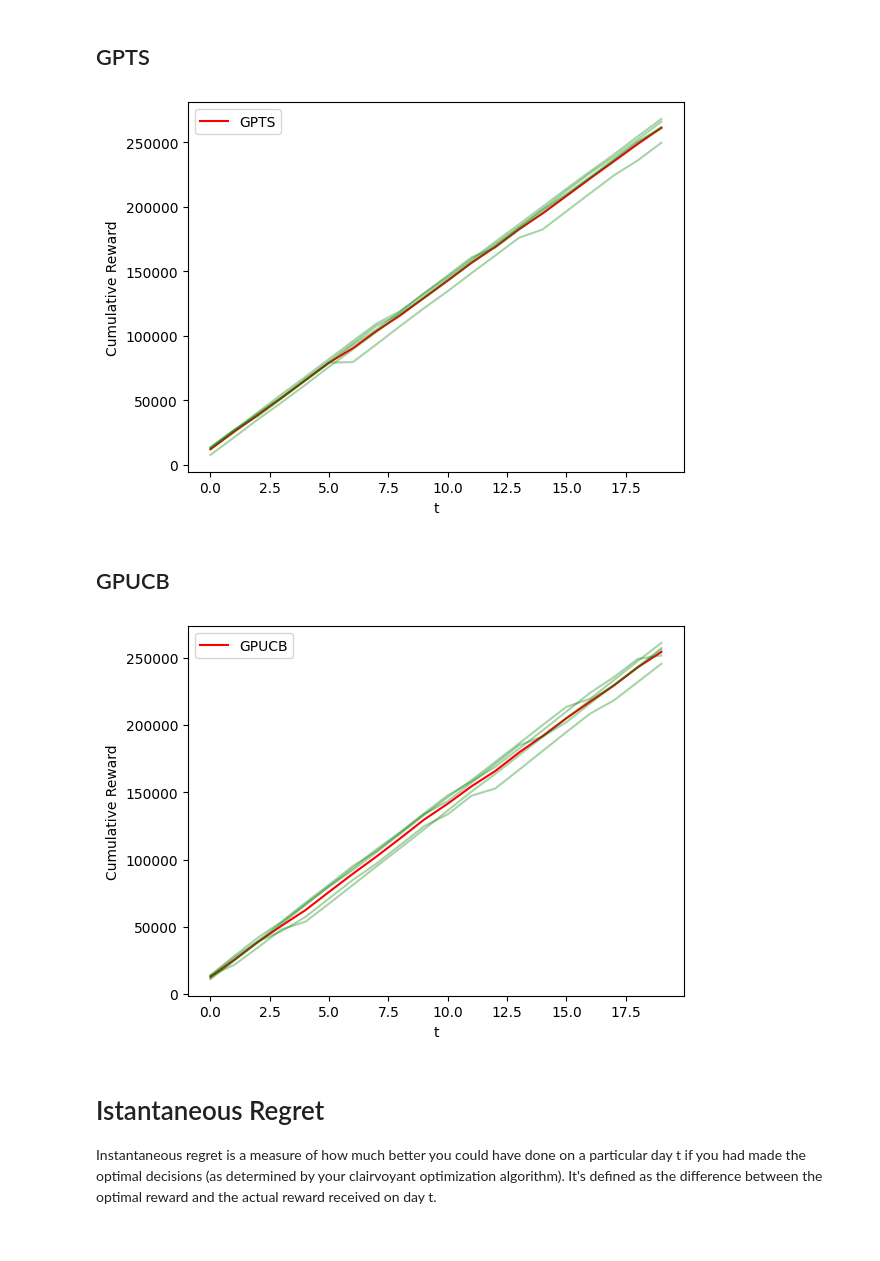
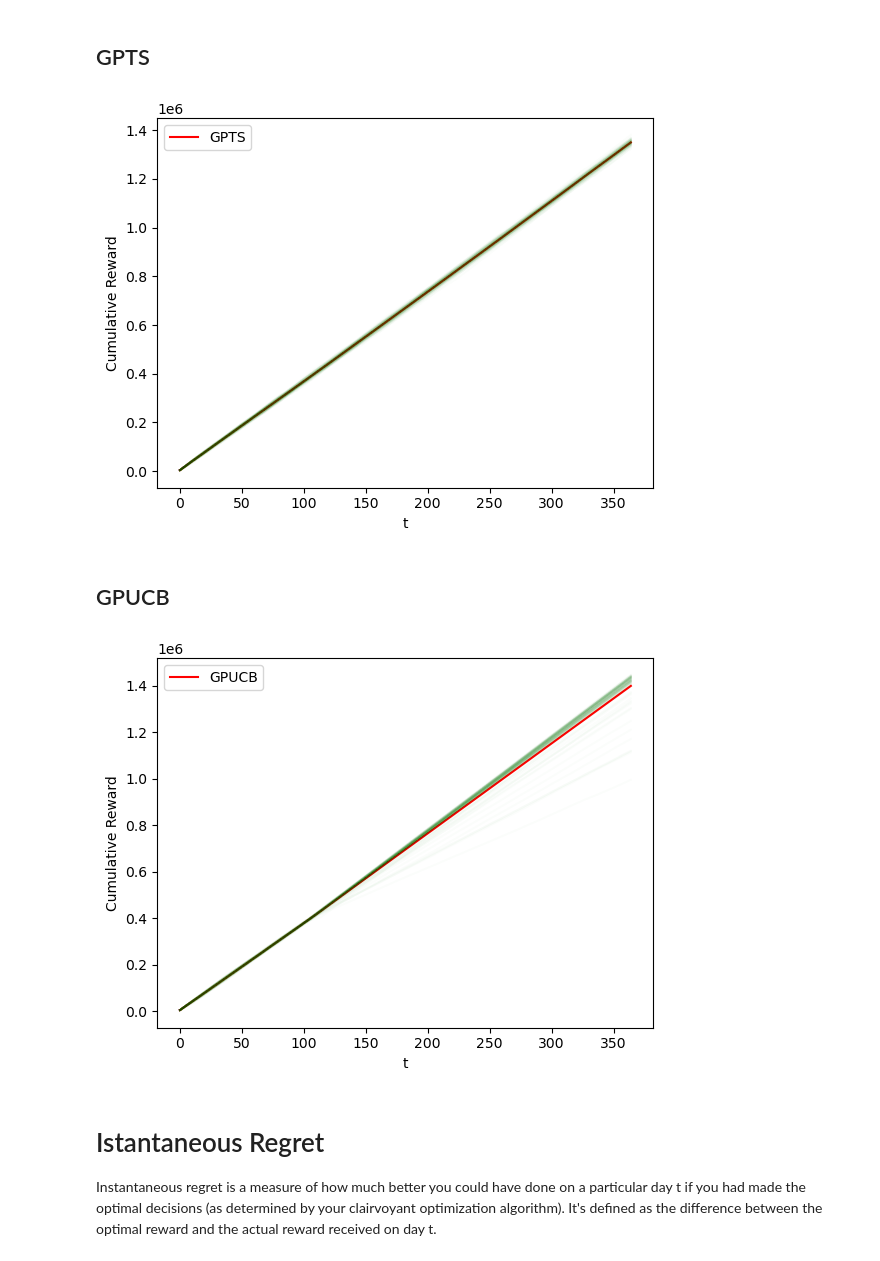
Before and after one commit to MatteoPancini/Online-Pricing-and-Advertising-Optimization-Project, a Jupyter notebook: Project-Pricing-Advertising-2022-2023/2_Learning_for_Advertising.ipynb, the cells around one changed output. Cells and saved outputs as stored; diff of their text form; code cells hidden in the pictures.

Commit message:
Step 2 plots updated

```diff
--- a/Project-Pricing-Advertising-2022-2023/2_Learning_for_Advertising.ipynb
+++ b/Project-Pricing-Advertising-2022-2023/2_Learning_for_Advertising.ipynb
@@ -27,8 +27,8 @@ user = UserClass(name='C1')
 #names = ['Young ', 'Old', 'Not Sporty', 'Sporty']
 
 price = 200
-T = 20
-n_experiments = 5
+T = 365
+n_experiments = 100
 
 gpts_rewards_per_experiment = []
 gpucb_rewards_per_experiment = []
@@ -38,7 +38,7 @@ optimum_bid = find_optimal_bid_for_class(user.user_index, calculate_price_index(
 # %% [markdown]
 # Experiment
 # %%
-for e in tqdm(range(0, 5)):
+for e in tqdm(range(n_experiments)):
     env = BiddingEnvironment(bids=bids, sigma = sigma, user_class=user, price=price, n_arms=n_arms)
     gpts_learner = GPTS_Learner(n_arms, arms=bids)
     gpucb_learner = GPUCB_Learner(n_arms, arms=bids)
@@ -67,7 +67,7 @@ plt.ylabel("Cumulative Regret")
 plt.xlabel("t")
 plt.plot(np.cumsum(np.mean(optimum_bid[1] - gpts_rewards_per_experiment, axis=0)), 'r', label='GPTS')
 for index, line in enumerate(gpts_rewards_per_experiment):
-        plt.plot(np.nancumsum(optimum_bid[1] - line, axis=0), "g", alpha=1 / np.power(len(gpts_rewards_per_experiment), 2/3))
+        plt.plot(np.nancumsum(optimum_bid[1] - line, axis=0), "g", alpha=0.3 / np.power(len(gpts_rewards_per_experiment), 2/3))
 plt.legend()
 plt.show()
 # %% [output]
@@ -80,7 +80,7 @@ plt.ylabel("Cumulative Regret")
 plt.xlabel("t")
 plt.plot(np.cumsum(np.mean(optimum_bid[1] - gpucb_rewards_per_experiment, axis=0)), 'r', label='GPUCB')
 for index, line in enumerate(gpucb_rewards_per_experiment):
-        plt.plot(np.nancumsum(optimum_bid[1] - line, axis=0), "g", alpha=1 / np.power(len(gpts_rewards_per_experiment), 2/3))
+        plt.plot(np.nancumsum(optimum_bid[1] - line, axis=0), "g", alpha=0.3 / np.power(len(gpts_rewards_per_experiment), 2/3))
 plt.legend()
 plt.show()
 # %% [output]
@@ -94,14 +94,14 @@ The cumulative reward at a given round (in our case day) t is the sum of the rew
 # %%
 plt.figure(0)
 plt.ylabel("Cumulative Reward")
 plt.xlabel("t")
 plt.plot(np.cumsum(np.mean(gpts_rewards_per_experiment, axis=0)), 'r', label='GPTS')
 for index, line in enumerate(gpts_rewards_per_experiment):
-        plt.plot(np.nancumsum(line, axis=0), "g", alpha=1 / np.power(len(gpts_rewards_per_experiment), 2/3))
+        plt.plot(np.nancumsum(line, axis=0), "g", alpha=0.3 / np.power(len(gpts_rewards_per_experiment), 2/3))
 plt.legend()
 plt.show()
 # %% [output]
-[figure, old version]
+[figure, new version]
 # %% [markdown]
 ## GPUCB
 # %%
@@ -110,12 +110,12 @@ plt.ylabel("Cumulative Reward")
 plt.xlabel("t")
 plt.plot(np.cumsum(np.mean(gpucb_rewards_per_experiment, axis=0)), 'r', label='GPUCB')
 for index, line in enumerate(gpucb_rewards_per_experiment):
-        plt.plot(np.nancumsum(line, axis=0), "g", alpha=1 / np.power(len(gpucb_rewards_per_experiment), 2/3))
+        plt.plot(np.nancumsum(line, axis=0), "g", alpha=0.3 / np.power(len(gpucb_rewards_per_experiment), 2/3))
 
 plt.legend()
 plt.show()
 # %% [output]
-[figure, old version]
+[figure, new version]
 # %% [markdown]
 # Istantaneous Regret
 Instantaneous regret is a measure of how much better you could have done on a particular day t if you had made the optimal decisions (as determined by your clairvoyant optimization algorithm). It's defined as the difference between the optimal reward and the actual reward received on day t.
```
Also changed, not shown: parts of 6 cells of this notebook, 1 other file.
